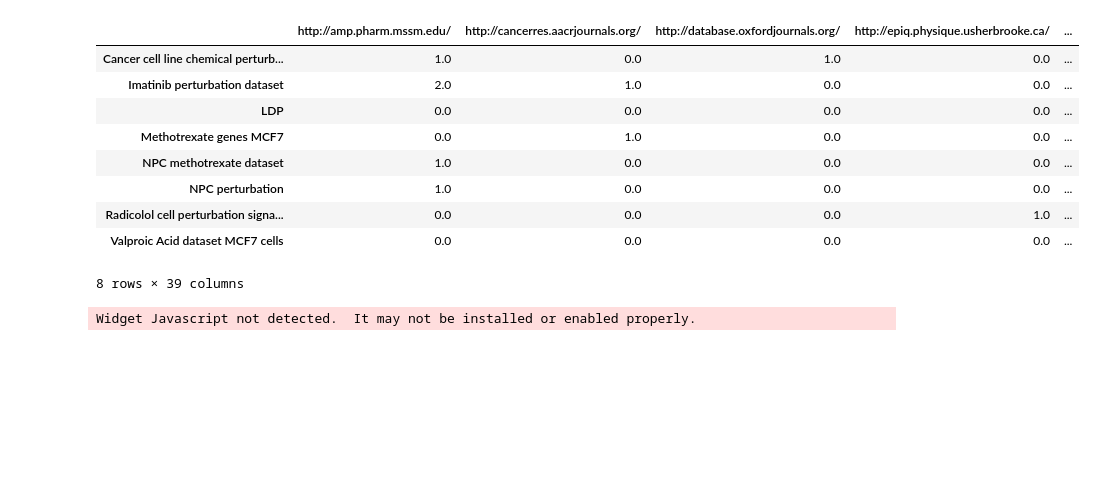
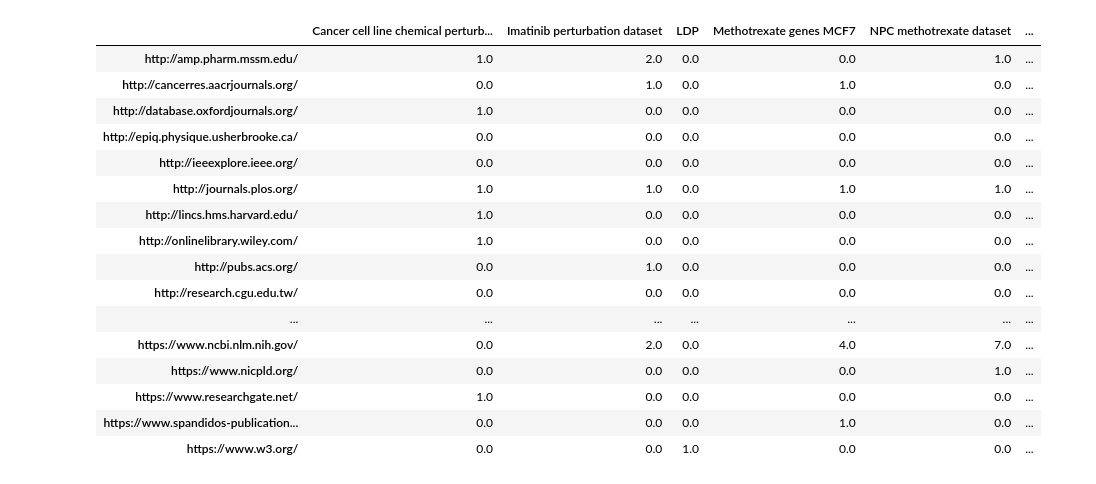
Before and after one commit to LINCS-FAIRness-Assessment/ldp-google-search, a Jupyter notebook: LINCS Google Search.ipynb, the cells around one changed output. Cells and saved outputs as stored; diff of their text form; code cells hidden in the pictures; blank space fills up the shorter version.

```diff
--- a/LINCS Google Search.ipynb
+++ b/LINCS Google Search.ipynb
@@ -7,24 +7,29 @@ from clustergrammer_widget import *
 # %%
 termList = pd.read_table('/Users/maayanlab/Desktop/search_terms.txt', header=None)[0].tolist()
 searchCounts = {term: Counter([urljoin(url, '/') for url in search(term, num=11, start=0, stop=10)]) for term in termList}
-results = pd.DataFrame(searchCounts).T.fillna(0)
+results = pd.DataFrame(searchCounts).fillna(0)
 results
 # %% [output]
-|  | http://amp.pharm.mssm.edu/ | http://cancerres.aacrjournals.org/ | http://database.oxfordjournals.org/ | http://epiq.physique.usherbrooke.ca/ | ... |
-| Cancer cell line chemical perturb... | 1.0 | 0.0 | 1.0 | 0.0 | ... |
-| Imatinib perturbation dataset | 2.0 | 1.0 | 0.0 | 0.0 | ... |
-| LDP | 0.0 | 0.0 | 0.0 | 0.0 | ... |
-| Methotrexate genes MCF7 | 0.0 | 1.0 | 0.0 | 0.0 | ... |
-| NPC methotrexate dataset | 1.0 | 0.0 | 0.0 | 0.0 | ... |
-| NPC perturbation | 1.0 | 0.0 | 0.0 | 0.0 | ... |
-| Radicolol cell perturbation signa... | 0.0 | 0.0 | 0.0 | 1.0 | ... |
-| Valproic Acid dataset MCF7 cells | 0.0 | 0.0 | 0.0 | 0.0 | ... |
+|  | Cancer cell line chemical perturb... | Imatinib perturbation dataset | LDP | Methotrexate genes MCF7 | NPC methotrexate dataset | ... |
+| http://amp.pharm.mssm.edu/ | 1.0 | 2.0 | 0.0 | 0.0 | 1.0 | ... |
+| http://cancerres.aacrjournals.org/ | 0.0 | 1.0 | 0.0 | 1.0 | 0.0 | ... |
+| http://database.oxfordjournals.org/ | 1.0 | 0.0 | 0.0 | 0.0 | 0.0 | ... |
+| http://epiq.physique.usherbrooke.ca/ | 0.0 | 0.0 | 0.0 | 0.0 | 0.0 | ... |
+| http://ieeexplore.ieee.org/ | 0.0 | 0.0 | 0.0 | 0.0 | 0.0 | ... |
+| http://journals.plos.org/ | 1.0 | 1.0 | 0.0 | 1.0 | 1.0 | ... |
+| http://lincs.hms.harvard.edu/ | 1.0 | 0.0 | 0.0 | 0.0 | 0.0 | ... |
+| http://onlinelibrary.wiley.com/ | 1.0 | 0.0 | 0.0 | 0.0 | 0.0 | ... |
+| http://pubs.acs.org/ | 0.0 | 1.0 | 0.0 | 0.0 | 0.0 | ... |
+| http://research.cgu.edu.tw/ | 0.0 | 0.0 | 0.0 | 0.0 | 0.0 | ... |
+| ... | ... | ... | ... | ... | ... | ... |
+| https://www.ncbi.nlm.nih.gov/ | 0.0 | 2.0 | 0.0 | 4.0 | 7.0 | ... |
+| https://www.nicpld.org/ | 0.0 | 0.0 | 0.0 | 0.0 | 1.0 | ... |
+| https://www.researchgate.net/ | 1.0 | 0.0 | 0.0 | 0.0 | 0.0 | ... |
+| https://www.spandidos-publication... | 0.0 | 0.0 | 0.0 | 1.0 | 0.0 | ... |
+| https://www.w3.org/ | 0.0 | 0.0 | 1.0 | 0.0 | 0.0 | ... |
-8 rows × 39 columns
 # %%
 # Clustergram
 net = Network(clustergrammer_widget)
 net.load_df(results)
 net.cluster()
 net.widget()
-# %% [output]
-Widget Javascript not detected.  It may not be installed or enabled properly.
```
